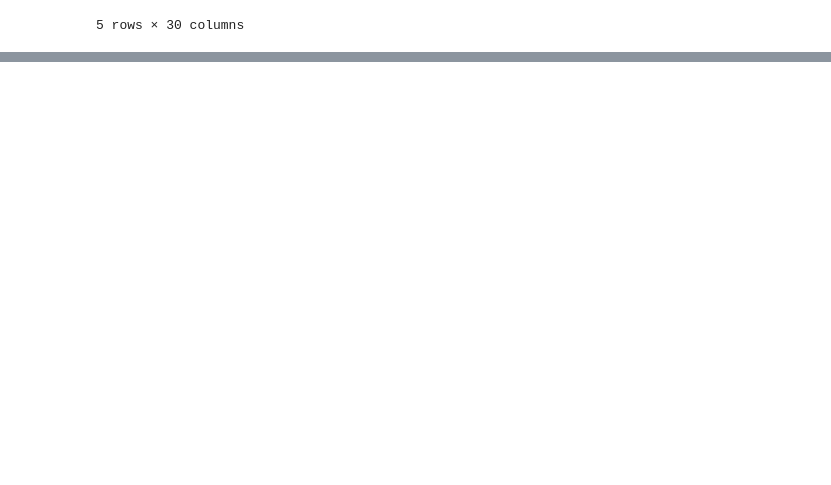
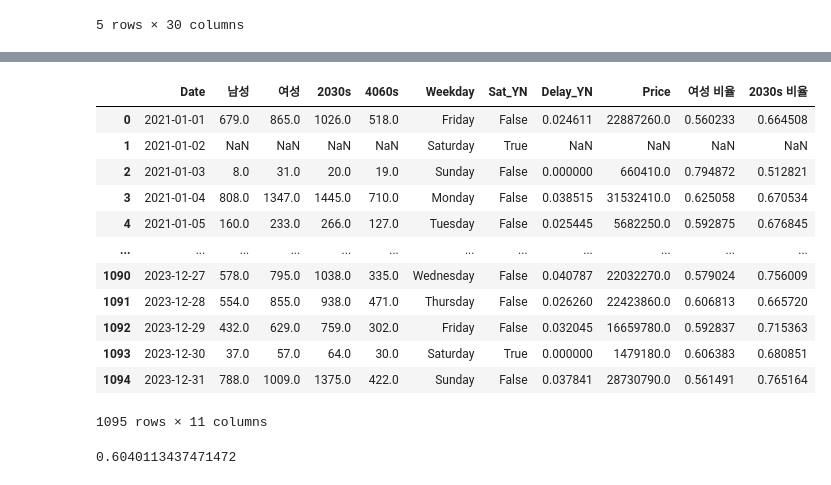
Before and after one commit to Seojiii/kurly_project, a Jupyter notebook: 0320_SG_DATA_FINAL.ipynb, the cells around one changed output, grey strips where cells are left out. Saved outputs shown, nothing was run; the diff lists cells and outputs as text; code cells hidden in the pictures; blank space fills up the shorter version.

```diff
--- a/0320_SG_DATA_FINAL.ipynb
+++ b/0320_SG_DATA_FINAL.ipynb
@@ -468,0 +542,2 @@ df.head()
+# %%
+df = pd.merge(df, df3, on='Date', how='left')
@@ -468,0 +558,33 @@ df.head()
+# %%
+df4 = kurly.groupby('Date')['Price'].sum().reset_index()
+df = pd.merge(df, df4, on='Date', how='left')
+# %%
+df5 = kurly.groupby(['Date'])['Gender'].value_counts(normalize=True).unstack()
+df5 = df5[['여성']]
+df = pd.merge(df, df5, on = 'Date', how='left')
+# %%
+df6 = kurly.groupby(['Date'])['AgeGroup'].value_counts(normalize=True).unstack()
+df6 = df6[['2030s']]
+df = pd.merge(df, df6, on = 'Date', how='left')
+# %%
+df.columns = ['Date', '남성', '여성', '2030s', '4060s', 'Weekday', 'Sat_YN',
+       'Delay_YN', 'Price', '여성 비율', '2030s 비율']
+df
+# %% [output]
+|  | Date | 남성 | 여성 | 2030s | 4060s | Weekday | Sat_YN | Delay_YN | Price | 여성 비율 | 2030s 비율 |
+| 0 | 2021-01-01 | 679.0 | 865.0 | 1026.0 | 518.0 | Friday | False | 0.024611 | 22887260.0 | 0.560233 | 0.664508 |
+| 1 | 2021-01-02 | NaN | NaN | NaN | NaN | Saturday | True | NaN | NaN | NaN | NaN |
+| 2 | 2021-01-03 | 8.0 | 31.0 | 20.0 | 19.0 | Sunday | False | 0.000000 | 660410.0 | 0.794872 | 0.512821 |
+| 3 | 2021-01-04 | 808.0 | 1347.0 | 1445.0 | 710.0 | Monday | False | 0.038515 | 31532410.0 | 0.625058 | 0.670534 |
+| 4 | 2021-01-05 | 160.0 | 233.0 | 266.0 | 127.0 | Tuesday | False | 0.025445 | 5682250.0 | 0.592875 | 0.676845 |
+| ... | ... | ... | ... | ... | ... | ... | ... | ... | ... | ... | ... |
+| 1090 | 2023-12-27 | 578.0 | 795.0 | 1038.0 | 335.0 | Wednesday | False | 0.040787 | 22032270.0 | 0.579024 | 0.756009 |
+| 1091 | 2023-12-28 | 554.0 | 855.0 | 938.0 | 471.0 | Thursday | False | 0.026260 | 22423860.0 | 0.606813 | 0.665720 |
+| 1092 | 2023-12-29 | 432.0 | 629.0 | 759.0 | 302.0 | Friday | False | 0.032045 | 16659780.0 | 0.592837 | 0.715363 |
+| 1093 | 2023-12-30 | 37.0 | 57.0 | 64.0 | 30.0 | Saturday | True | 0.000000 | 1479180.0 | 0.606383 | 0.680851 |
+| 1094 | 2023-12-31 | 788.0 | 1009.0 | 1375.0 | 422.0 | Sunday | False | 0.037841 | 28730790.0 | 0.561491 | 0.765164 |
+1095 rows × 11 columns
+# %%
+kurly['Gender'].value_counts(normalize=True)['여성']
+# %% [output]
+0.6040113437471472
```
Also changed, not shown: parts of 15 cells of this notebook.
